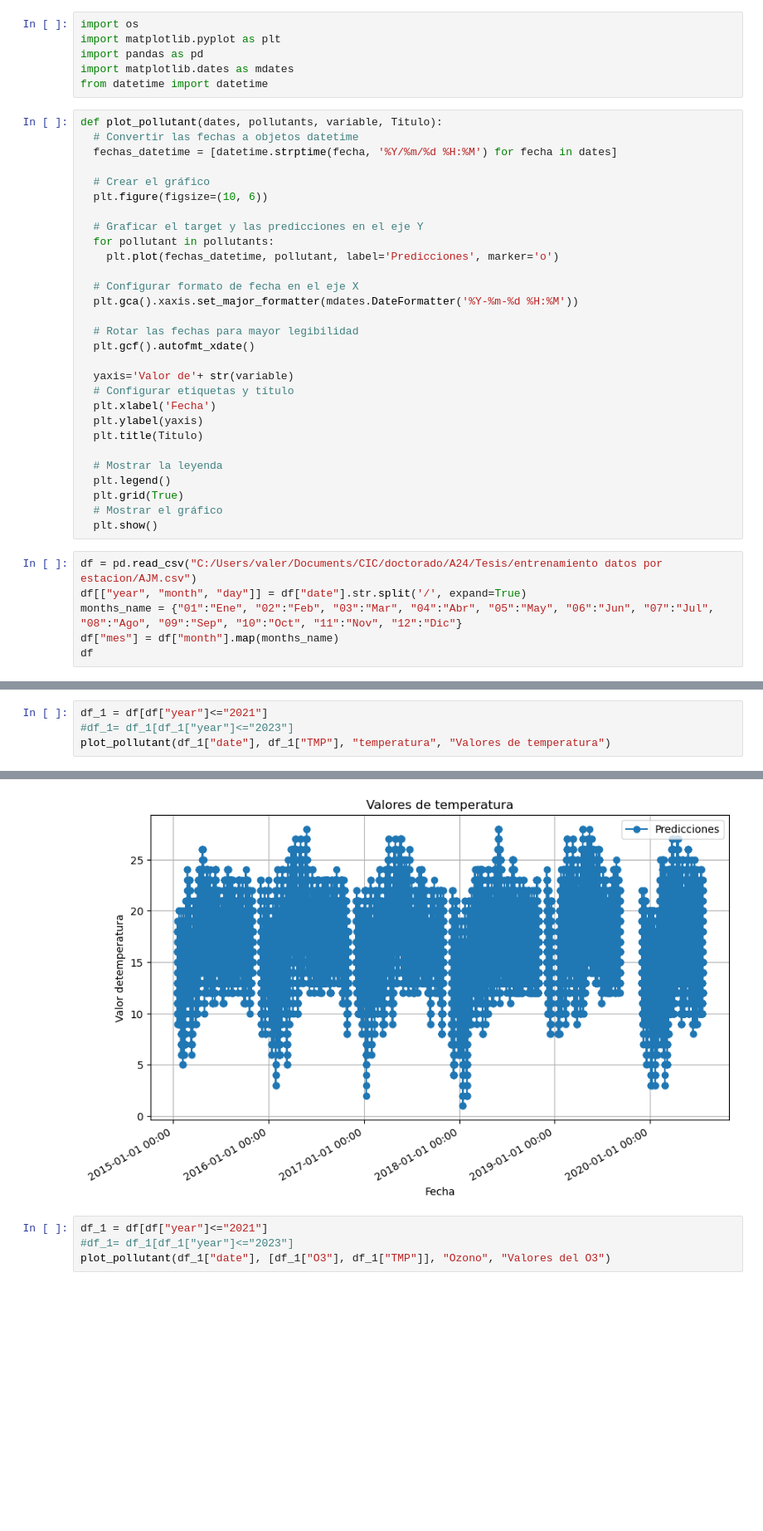
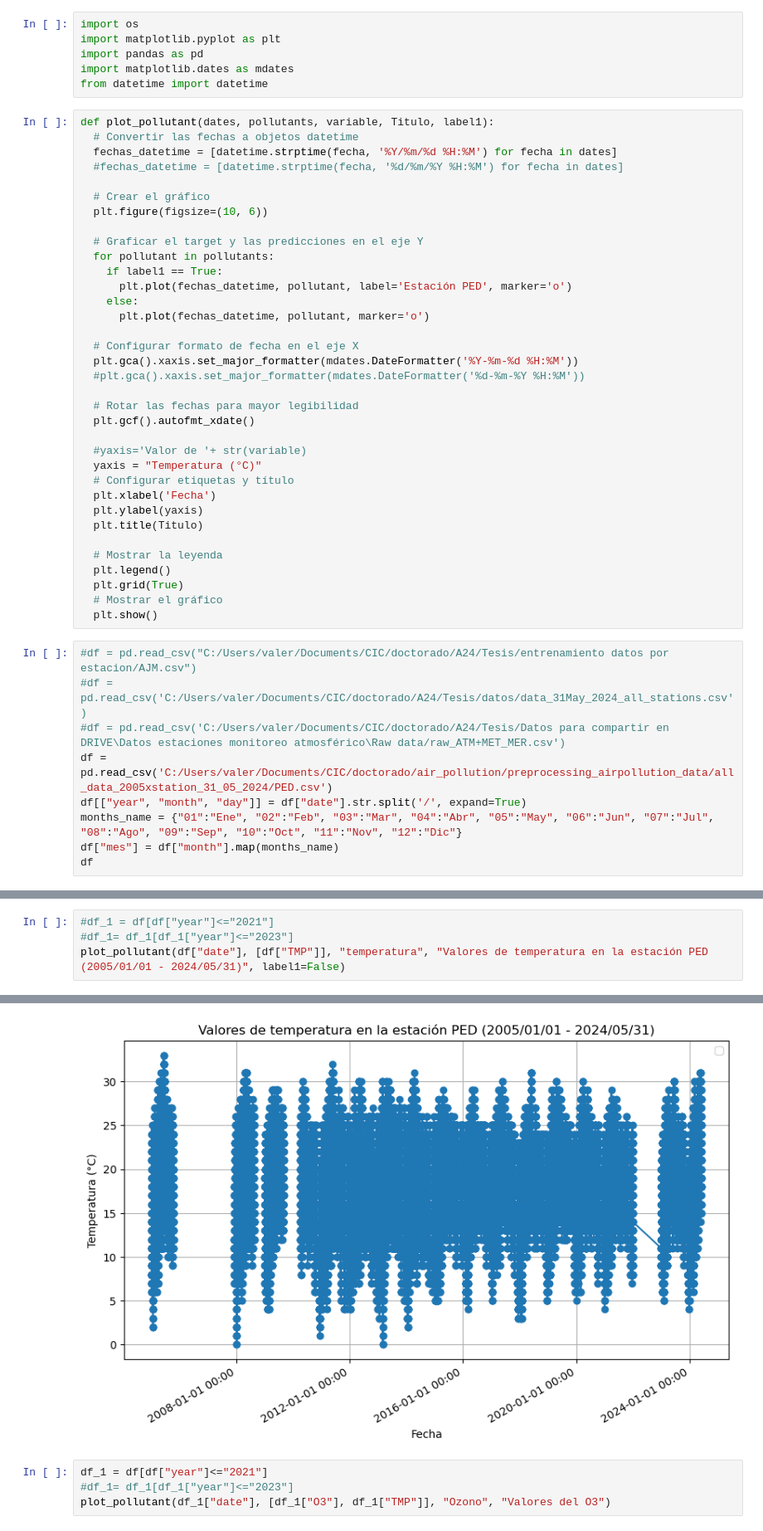
Before and after one commit to vlegaria/air_pollution, a Jupyter notebook: graficas/pollutants.ipynb, the cells around one changed output, grey strips where cells are left out. Shown at 83% size. Saved outputs shown, nothing was run; the diff lists cells and outputs as text; blank space fills up the shorter version.

```diff
--- a/graficas/pollutants.ipynb
+++ b/graficas/pollutants.ipynb
@@ -5,24 +5,30 @@ import pandas as pd
 import matplotlib.dates as mdates
 from datetime import datetime
 # %%
-def plot_pollutant(dates, pollutants, variable, Titulo):
+def plot_pollutant(dates, pollutants, variable, Titulo, label1):
   # Convertir las fechas a objetos datetime
   fechas_datetime = [datetime.strptime(fecha, '%Y/%m/%d %H:%M') for fecha in dates]
+  #fechas_datetime = [datetime.strptime(fecha, '%d/%m/%Y %H:%M') for fecha in dates]
 
   # Crear el gráfico
   plt.figure(figsize=(10, 6))
 
   # Graficar el target y las predicciones en el eje Y
   for pollutant in pollutants:
-    plt.plot(fechas_datetime, pollutant, label='Predicciones', marker='o')
+    if label1 == True:
+      plt.plot(fechas_datetime, pollutant, label='Estación PED', marker='o')
+    else:
+      plt.plot(fechas_datetime, pollutant, marker='o')
 
   # Configurar formato de fecha en el eje X
   plt.gca().xaxis.set_major_formatter(mdates.DateFormatter('%Y-%m-%d %H:%M'))
+  #plt.gca().xaxis.set_major_formatter(mdates.DateFormatter('%d-%m-%Y %H:%M'))
 
   # Rotar las fechas para mayor legibilidad
   plt.gcf().autofmt_xdate()
 
-  yaxis='Valor de'+ str(variable)
+  #yaxis='Valor de '+ str(variable)
+  yaxis = "Temperatura (°C)"
   # Configurar etiquetas y título
   plt.xlabel('Fecha')
   plt.ylabel(yaxis)
@@ -34,7 +40,10 @@ def plot_pollutant(dates, pollutants, variable, Titulo):
   # Mostrar el gráfico
   plt.show()
 # %%
-df = pd.read_csv("C:/Users/valer/Documents/CIC/doctorado/A24/Tesis/entrenamiento datos por estacion/AJM.csv")
+#df = pd.read_csv("C:/Users/valer/Documents/CIC/doctorado/A24/Tesis/entrenamiento datos por estacion/AJM.csv")
+#df = pd.read_csv('C:/Users/valer/Documents/CIC/doctorado/A24/Tesis/datos/data_31May_2024_all_stations.csv')
+#df = pd.read_csv('C:/Users/valer/Documents/CIC/doctorado/A24/Tesis/Datos para compartir en DRIVE\Datos estaciones monitoreo atmosférico\Raw data/raw_ATM+MET_MER.csv')
+df = pd.read_csv('C:/Users/valer/Documents/CIC/doctorado/air_pollution/preprocessing_airpollution_data/all_data_2005xstation_31_05_2024/PED.csv')
 df[["year", "month", "day"]] = df["date"].str.split('/', expand=True)
 months_name = {"01":"Ene", "02":"Feb", "03":"Mar", "04":"Abr", "05":"May", "06":"Jun", "07":"Jul", "08":"Ago", "09":"Sep", "10":"Oct", "11":"Nov", "12":"Dic"}
 df["mes"] = df["month"].map(months_name)
@@ -56,5 +87,5 @@ df
 # %%
-df_1 = df[df["year"]<="2021"]
+#df_1 = df[df["year"]<="2021"]
 #df_1= df_1[df_1["year"]<="2023"]
-plot_pollutant(df_1["date"], df_1["TMP"], "temperatura", "Valores de temperatura")
+plot_pollutant(df["date"], [df["TMP"]], "temperatura", "Valores de temperatura en la estación PED (2005/01/01 - 2024/05/31)", label1=False)
 # %% [output]
@@ -61,4 +93,4 @@ plot_pollutant(df_1["date"], df_1["TMP"], "temperatura", "Valores de temperatura
-[figure, old version]
+[figure, new version]
 # %%
 df_1 = df[df["year"]<="2021"]
 #df_1= df_1[df_1["year"]<="2023"]
```
Also changed, not shown: parts of 3 cells of this notebook, 12 other files.
